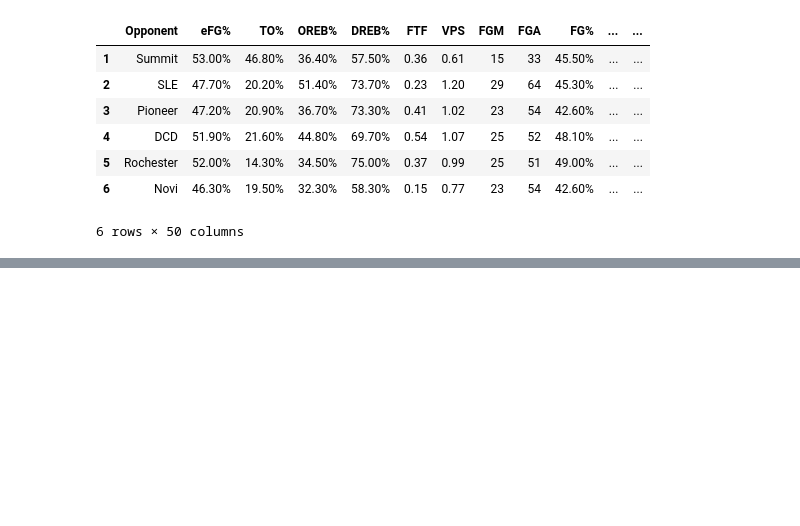
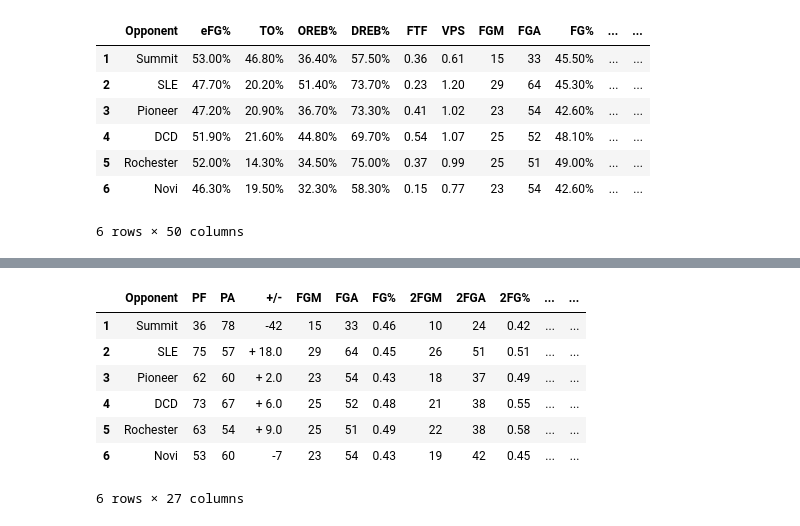
Before and after one commit to GabeOliveira04/PlaySmart-v2, a Jupyter notebook: Game Analysis/All Games Analysis/Total Game Analysis/All Games Analysis.ipynb, the cells around one changed output, grey strips where cells are left out. Cells and saved outputs as stored; diff of their text form; code cells hidden in the pictures; blank space fills up the shorter version.

```diff
--- a/Game Analysis/All Games Analysis/Total Game Analysis/All Games Analysis.ipynb
+++ b/Game Analysis/All Games Analysis/Total Game Analysis/All Games Analysis.ipynb
@@ -24,0 +72,12 @@ Total
+# %%
+Basic = Games.iloc[:, :27]
+Basic
+# %% [output]
+|  | Opponent | PF | PA | +/- | FGM | FGA | FG% | 2FGM | 2FGA | 2FG% | ... | ... |
+| 1 | Summit | 36 | 78 | -42 | 15 | 33 | 0.46 | 10 | 24 | 0.42 | ... | ... |
+| 2 | SLE | 75 | 57 | + 18.0 | 29 | 64 | 0.45 | 26 | 51 | 0.51 | ... | ... |
+| 3 | Pioneer | 62 | 60 | + 2.0 | 23 | 54 | 0.43 | 18 | 37 | 0.49 | ... | ... |
+| 4 | DCD | 73 | 67 | + 6.0 | 25 | 52 | 0.48 | 21 | 38 | 0.55 | ... | ... |
+| 5 | Rochester | 63 | 54 | + 9.0 | 25 | 51 | 0.49 | 22 | 38 | 0.58 | ... | ... |
+| 6 | Novi | 53 | 60 | -7 | 23 | 54 | 0.43 | 19 | 42 | 0.45 | ... | ... |
+6 rows × 27 columns
```
Also changed, not shown: parts of 7 cells of this notebook.
